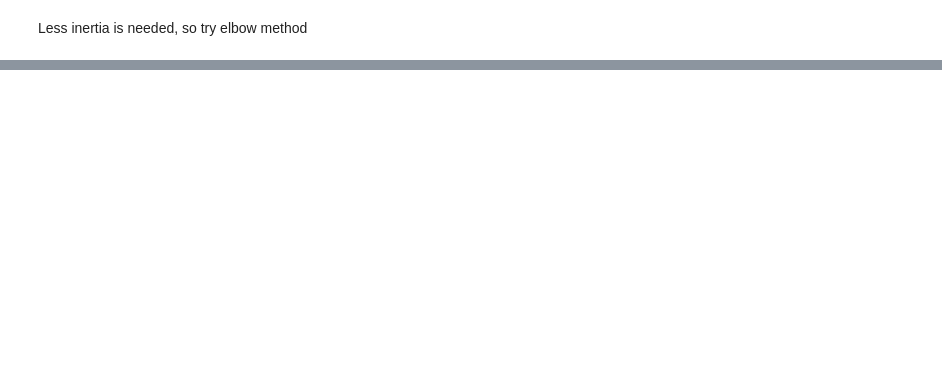
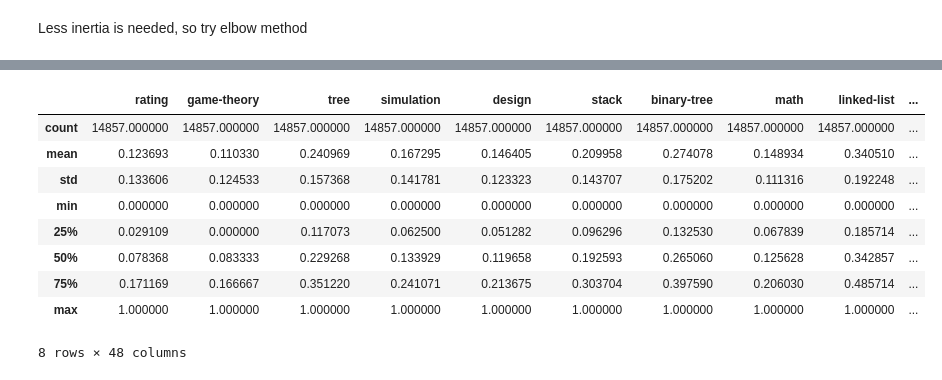
Before and after one commit to ayush02av/mlprac, a Jupyter notebook: Projects/leetcode/model.ipynb, the cells around one changed output, grey strips where cells are left out. Saved outputs shown, nothing was run; the diff lists cells and outputs as text; code cells hidden in the pictures; blank space fills up the shorter version.

```diff
--- a/Projects/leetcode/model.ipynb
+++ b/Projects/leetcode/model.ipynb
@@ -236,0 +239,13 @@ plt.scatter(x['queue'], x.rating, c = x.label, label = x.label)
+# %%
+x.describe()
+# %% [output]
+|  | rating | game-theory | tree | simulation | design | stack | binary-tree | math | linked-list | ... |
+| count | 14857.000000 | 14857.000000 | 14857.000000 | 14857.000000 | 14857.000000 | 14857.000000 | 14857.000000 | 14857.000000 | 14857.000000 | ... |
+| mean | 0.123693 | 0.110330 | 0.240969 | 0.167295 | 0.146405 | 0.209958 | 0.274078 | 0.148934 | 0.340510 | ... |
+| std | 0.133606 | 0.124533 | 0.157368 | 0.141781 | 0.123323 | 0.143707 | 0.175202 | 0.111316 | 0.192248 | ... |
+| min | 0.000000 | 0.000000 | 0.000000 | 0.000000 | 0.000000 | 0.000000 | 0.000000 | 0.000000 | 0.000000 | ... |
+| 25% | 0.029109 | 0.000000 | 0.117073 | 0.062500 | 0.051282 | 0.096296 | 0.132530 | 0.067839 | 0.185714 | ... |
+| 50% | 0.078368 | 0.083333 | 0.229268 | 0.133929 | 0.119658 | 0.192593 | 0.265060 | 0.125628 | 0.342857 | ... |
+| 75% | 0.171169 | 0.166667 | 0.351220 | 0.241071 | 0.213675 | 0.303704 | 0.397590 | 0.206030 | 0.485714 | ... |
+| max | 1.000000 | 1.000000 | 1.000000 | 1.000000 | 1.000000 | 1.000000 | 1.000000 | 1.000000 | 1.000000 | ... |
+8 rows × 48 columns
```
Also changed, not shown: parts of 9 cells of this notebook.
